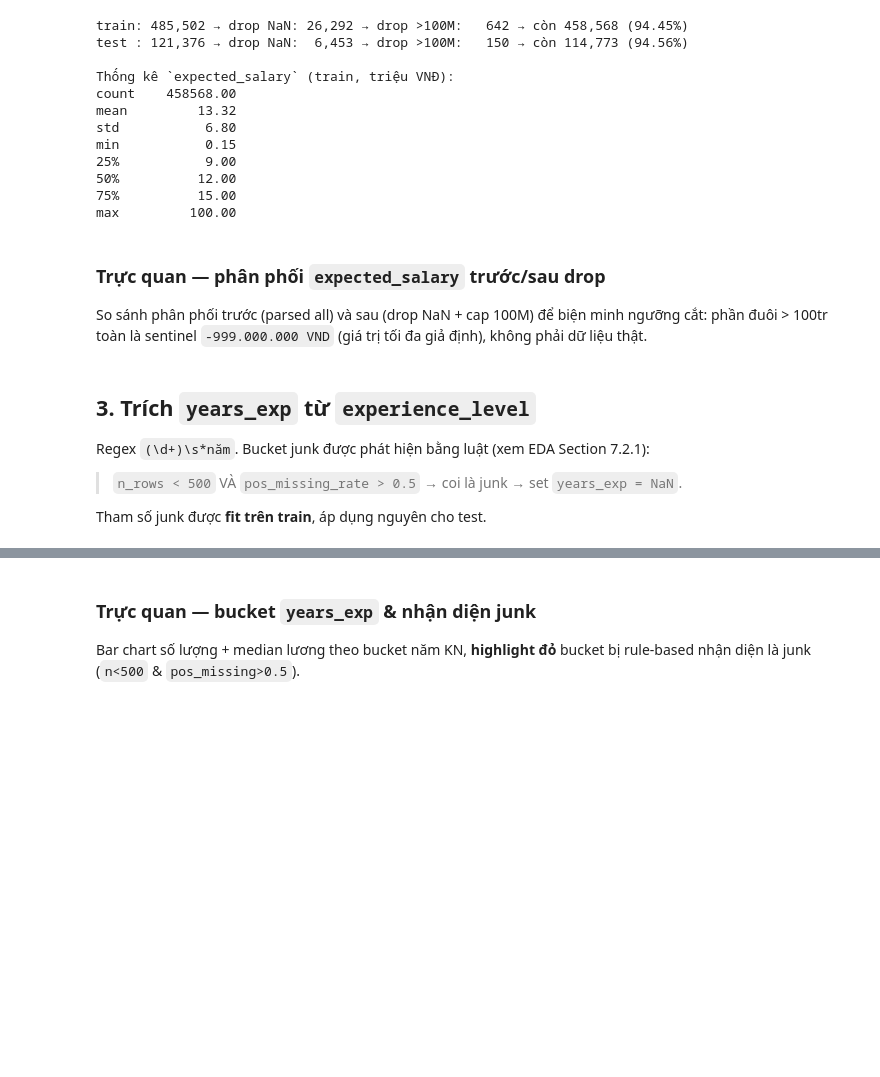
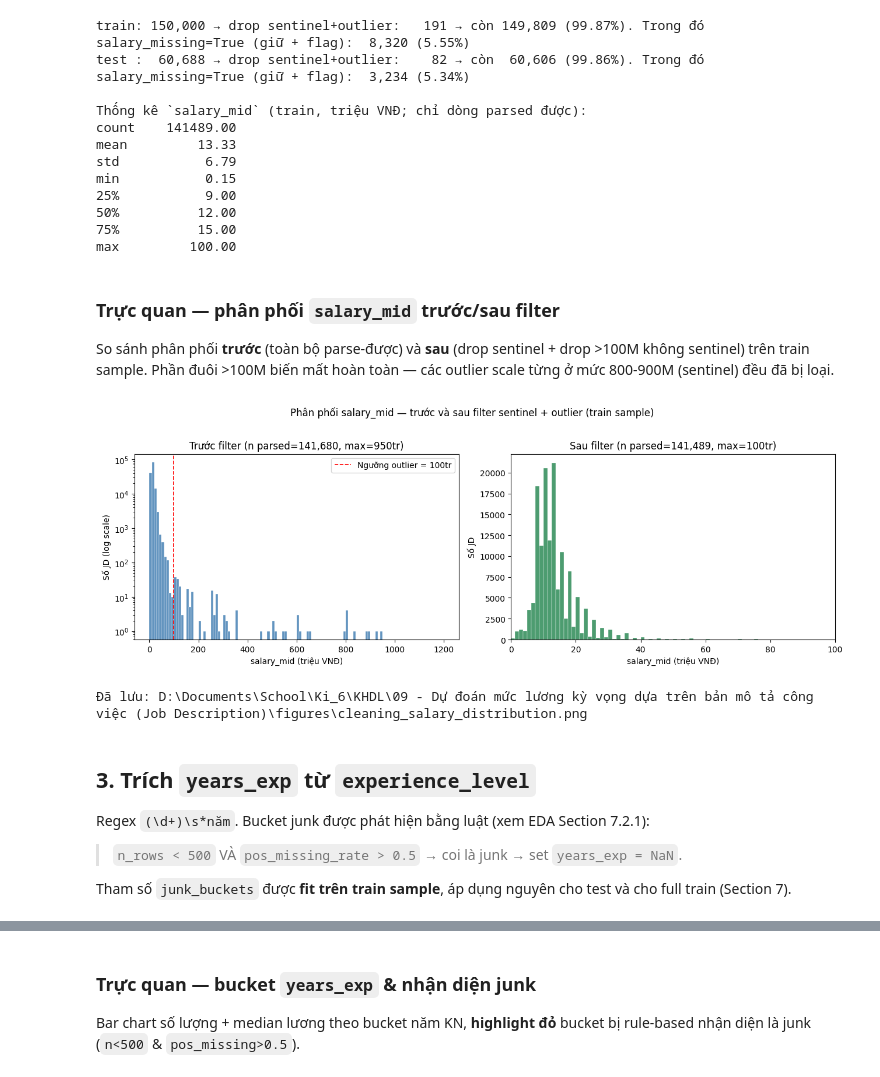
Before and after one commit to anhquan1111/khdl-vietnam-career-clustering, a Jupyter notebook: notebooks/02_Cleaning.ipynb, the cells around one changed output, grey strips where cells are left out. Cells and saved outputs as stored; diff of their text form; code cells hidden in the pictures; blank space fills up the shorter version.

```diff
--- a/notebooks/02_Cleaning.ipynb
+++ b/notebooks/02_Cleaning.ipynb
@@ -30,9 +37,11 @@ CLEAN_DIR.mkdir(exist_ok=True)
 
 RANDOM_STATE = 42
 USD_TO_VND = 25_000
-SALARY_CAP_MILLION = 100       # drop dòng có expected_salary > 100 triệu (junk)
-TOP_K_INDUSTRY = 50            # giữ top-50 ngành base, còn lại gom vào 'Other'
-EXP_JUNK_MIN_N = 500           # bucket có < 500 dòng & tỉ lệ position missing cao → junk
+SALARY_SCALE_LIMIT = 100        # triệu VNĐ — drop dòng > ngưỡng này không có sentinel (outlier scale phá K-Means)
+TOP_K_INDUSTRY = 50             # giữ top-50 ngành base, còn lại gom vào 'Other'
+EXP_JUNK_MIN_N = 500            # bucket years_exp có < ngưỡng & pos_missing cao → junk
 EXP_JUNK_POS_RATE = 0.5
+SAMPLE_SIZE = 150_000           # train sample để fit tham số + viz; cleaning final chạy full chunked
+CHUNK_SIZE = 50_000             # batch size khi xử lý full train (1.1 GB)
 # %% [markdown]
 ## 1. Đọc dữ liệu thô
@@ -113,77 +171,91 @@ test : n=121,376 | parsed=114,923 (94.68%) | > 100M =  150 (0.124%)
 # %%
-def filter_salary(df, name):
+def filter_salary_outliers(df, name):
+    """Drop sentinel + drop >100M không sentinel. GIỮ dòng salary_missing=True (flag-based)."""
     n0 = len(df)
-    df = df.dropna(subset=['expected_salary']).copy()
+    has_sentinel = df['salary'].astype(str).str.contains(SENTINEL_RE, regex=True, na=False)
+    is_outlier_no_sent = (~has_sentinel) & (df['salary_mid'] > SALARY_SCALE_LIMIT)
+    drop_mask = has_sentinel | is_outlier_no_sent
+    df = df.loc[~drop_mask].copy()
     n1 = len(df)
-    df = df[df['expected_salary'] <= SALARY_CAP_MILLION].copy()
-    n2 = len(df)
-    print(f"{name:5s}: {n0:>7,} → drop NaN: {n0-n1:>6,} → drop >{SALARY_CAP_MILLION}M: {n1-n2:>5,} → còn {n2:>7,} ({n2/n0*100:.2f}%)")
+    n_missing = int(df['salary_missing'].sum())
+    print(f"{name:5s}: {n0:>7,} → drop sentinel+outlier: {n0-n1:>5,} → còn {n1:>7,} "
+          f"({n1/n0*100:.2f}%). Trong đó salary_missing=True (giữ + flag): {n_missing:>6,} "
+          f"({n_missing/n1*100:.2f}%)")
     return df
 
 
-train = filter_salary(train, 'train')
-test = filter_salary(test, 'test')
+train = filter_salary_outliers(train, 'train')
+test = filter_salary_outliers(test, 'test')
 
-print(f"\nThống kê `expected_salary` (train, triệu VNĐ):")
-print(train['expected_salary'].describe().round(2).to_string())
+print(f"\nThống kê `salary_mid` (train, triệu VNĐ; chỉ dòng parsed được):")
+print(train['salary_mid'].describe().round(2).to_string())
 # %% [output]
-train: 485,502 → drop NaN: 26,292 → drop >100M:   642 → còn 458,568 (94.45%)
-test : 121,376 → drop NaN:  6,453 → drop >100M:   150 → còn 114,773 (94.56%)
+train: 150,000 → drop sentinel+outlier:   191 → còn 149,809 (99.87%). Trong đó salary_missing=True (giữ + flag):  8,320 (5.55%)
+test :  60,688 → drop sentinel+outlier:    82 → còn  60,606 (99.86%). Trong đó salary_missing=True (giữ + flag):  3,234 (5.34%)
 
-Thống kê `expected_salary` (train, triệu VNĐ):
-count    458568.00
-mean         13.32
-std           6.80
+Thống kê `salary_mid` (train, triệu VNĐ; chỉ dòng parsed được):
+count    141489.00
+mean         13.33
+std           6.79
 min           0.15
 25%           9.00
 50%          12.00
 75%          15.00
 max         100.00
 # %% [markdown]
-### Trực quan — phân phối `expected_salary` trước/sau drop
+### Trực quan — phân phối `salary_mid` trước/sau filter
 
-So sánh phân phối trước (parsed all) và sau (drop NaN + cap 100M) để biện minh ngưỡng cắt: phần đuôi > 100tr toàn là sentinel `-999.000.000 VND` (giá trị tối đa giả định), không phải dữ liệu thật.
+So sánh phân phối **trước** (toàn bộ parse-được) và **sau** (drop sentinel + drop >100M không sentinel) trên train sample. Phần đuôi >100M biến mất hoàn toàn — các outlier scale từng ở mức 800-900M (sentinel) đều đã bị loại.
 # %%
 import matplotlib.pyplot as plt
 
 FIG_DIR = ROOT / 'figures'
 FIG_DIR.mkdir(exist_ok=True)
 plt.rcParams['figure.dpi'] = 100
 plt.rcParams['font.family'] = 'DejaVu Sans'
 
-salary_before = train_raw['salary'].map(parse_to_million).dropna()
-salary_after = train['expected_salary']
+salary_before_parsed = train_raw['salary'].map(
+    lambda s: parse_salary_to_minmaxmid(s)[2]).dropna()
+salary_after = train['salary_mid'].dropna()
 
 fig, axes = plt.subplots(1, 2, figsize=(13, 4.5))
 
 ax = axes[0]
-ax.hist(salary_before, bins=120, range=(0, 1200), color='steelblue', alpha=0.85, edgecolor='white', linewidth=0.3)
-ax.axvline(SALARY_CAP_MILLION, color='red', linestyle='--', lw=1.2, label=f'Ngưỡng drop = {SALARY_CAP_MILLION}tr')
+ax.hist(salary_before_parsed, bins=120, range=(0, 1200),
+        color='steelblue', alpha=0.85, edgecolor='white', linewidth=0.3)
+ax.axvline(SALARY_SCALE_LIMIT, color='red', linestyle='--', lw=1.2,
+           label=f'Ngưỡng outlier = {SALARY_SCALE_LIMIT}tr')
 ax.set_yscale('log')
-ax.set_xlabel('expected_salary (triệu VNĐ)')
+ax.set_xlabel('salary_mid (triệu VNĐ)')
 ax.set_ylabel('Số JD (log scale)')
-ax.set_title(f'Trước khi drop  (n={len(salary_before):,}, max={salary_before.max():.0f}tr)')
+ax.set_title(f'Trước filter (n parsed={len(salary_before_parsed):,}, '
+             f'max={salary_before_parsed.max():.0f}tr)')
 ax.legend()
 
 ax = axes[1]
-ax.hist(salary_after, bins=80, range=(0, 100), color='seagreen', alpha=0.85, edgecolor='white', linewidth=0.3)
-ax.set_xlabel('expected_salary (triệu VNĐ)')
+ax.hist(salary_after, bins=80, range=(0, 100),
+        color='seagreen', alpha=0.85, edgecolor='white', linewidth=0.3)
+ax.set_xlabel('salary_mid (triệu VNĐ)')
 ax.set_ylabel('Số JD')
-ax.set_title(f'Sau khi drop  (n={len(salary_after):,}, max={salary_after.max():.0f}tr)')
+ax.set_title(f'Sau filter (n parsed={len(salary_after):,}, '
+             f'max={salary_after.max():.0f}tr)')
 ax.set_xlim(0, 100)
 
-plt.suptitle('Phân phối lương — trước và sau khi drop NaN + cap 100tr (train)', y=1.02)
+plt.suptitle('Phân phối salary_mid — trước và sau filter sentinel + outlier (train sample)', y=1.02)
 plt.tight_layout()
 plt.savefig(FIG_DIR / 'cleaning_salary_distribution.png', dpi=120, bbox_inches='tight')
 plt.show()
 print(f"Đã lưu: {FIG_DIR / 'cleaning_salary_distribution.png'}")
+# %% [output]
+[figure, added]
+Đã lưu: D:\Documents\School\Ki_6\KHDL\09 - Dự đoán mức lương kỳ vọng dựa trên bản mô tả công việc (Job Description)\figures\cleaning_salary_distribution.png
 # %% [markdown]
 ## 3. Trích `years_exp` từ `experience_level`
 
 Regex `(\d+)\s*năm`. Bucket junk được phát hiện bằng luật (xem EDA Section 7.2.1):
 > `n_rows < 500` VÀ `pos_missing_rate > 0.5` → coi là junk → set `years_exp = NaN`.
 
-Tham số junk được **fit trên train**, áp dụng nguyên cho test.
+Tham số `junk_buckets` được **fit trên train sample**, áp dụng nguyên cho test và cho full train (Section 7).
 # %%
 def extract_years(s):
     if not isinstance(s, str):
```
Also changed, not shown: parts of 23 cells of this notebook, 3 other files.
